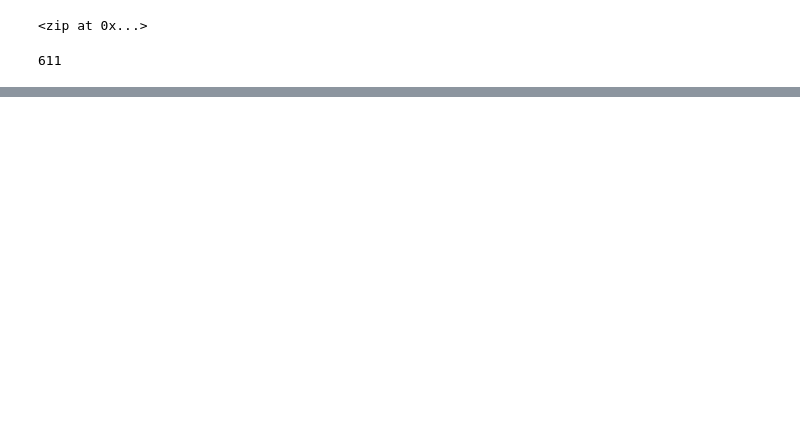
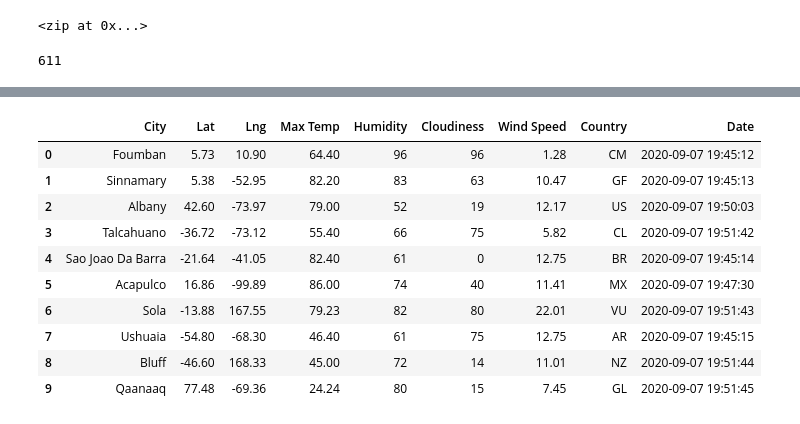
Before and after one commit to jh2010/World_Weather_Analysis, a Jupyter notebook: WeatherPy.ipynb, the cells around one changed output, grey strips where cells are left out. Cells and saved outputs as stored; diff of their text form; code cells hidden in the pictures; blank space fills up the shorter version.

Commit message:
added WeatherPy notebook

```diff
--- a/WeatherPy.ipynb
+++ b/WeatherPy.ipynb
@@ -32,0 +41,3 @@ len(cities)
+# %%
+# Starting URL for Weather Map API Call.
+url = "https://api.openweathermap.org/data/2.5/weather?units=Imperial&APPID=" + weather_api_key
@@ -32,0 +137,15 @@ len(cities)
+# %%
+city_data_df = pd.DataFrame(city_data)
+city_data_df.head(10)
+# %% [output]
+|  | City | Lat | Lng | Max Temp | Humidity | Cloudiness | Wind Speed | Country | Date |
+| 0 | Foumban | 5.73 | 10.90 | 64.40 | 96 | 96 | 1.28 | CM | 2020-09-07 19:45:12 |
+| 1 | Sinnamary | 5.38 | -52.95 | 82.20 | 83 | 63 | 10.47 | GF | 2020-09-07 19:45:13 |
+| 2 | Albany | 42.60 | -73.97 | 79.00 | 52 | 19 | 12.17 | US | 2020-09-07 19:50:03 |
+| 3 | Talcahuano | -36.72 | -73.12 | 55.40 | 66 | 75 | 5.82 | CL | 2020-09-07 19:51:42 |
+| 4 | Sao Joao Da Barra | -21.64 | -41.05 | 82.40 | 61 | 0 | 12.75 | BR | 2020-09-07 19:45:14 |
+| 5 | Acapulco | 16.86 | -99.89 | 86.00 | 74 | 40 | 11.41 | MX | 2020-09-07 19:47:30 |
+| 6 | Sola | -13.88 | 167.55 | 79.23 | 82 | 80 | 22.01 | VU | 2020-09-07 19:51:43 |
+| 7 | Ushuaia | -54.80 | -68.30 | 46.40 | 61 | 75 | 12.75 | AR | 2020-09-07 19:45:15 |
+| 8 | Bluff | -46.60 | 168.33 | 45.00 | 72 | 14 | 11.01 | NZ | 2020-09-07 19:51:44 |
+| 9 | Qaanaaq | 77.48 | -69.36 | 24.24 | 80 | 15 | 7.45 | GL | 2020-09-07 19:51:45 |
```
Also changed, not shown: parts of 7 cells of this notebook, 4 other files.
